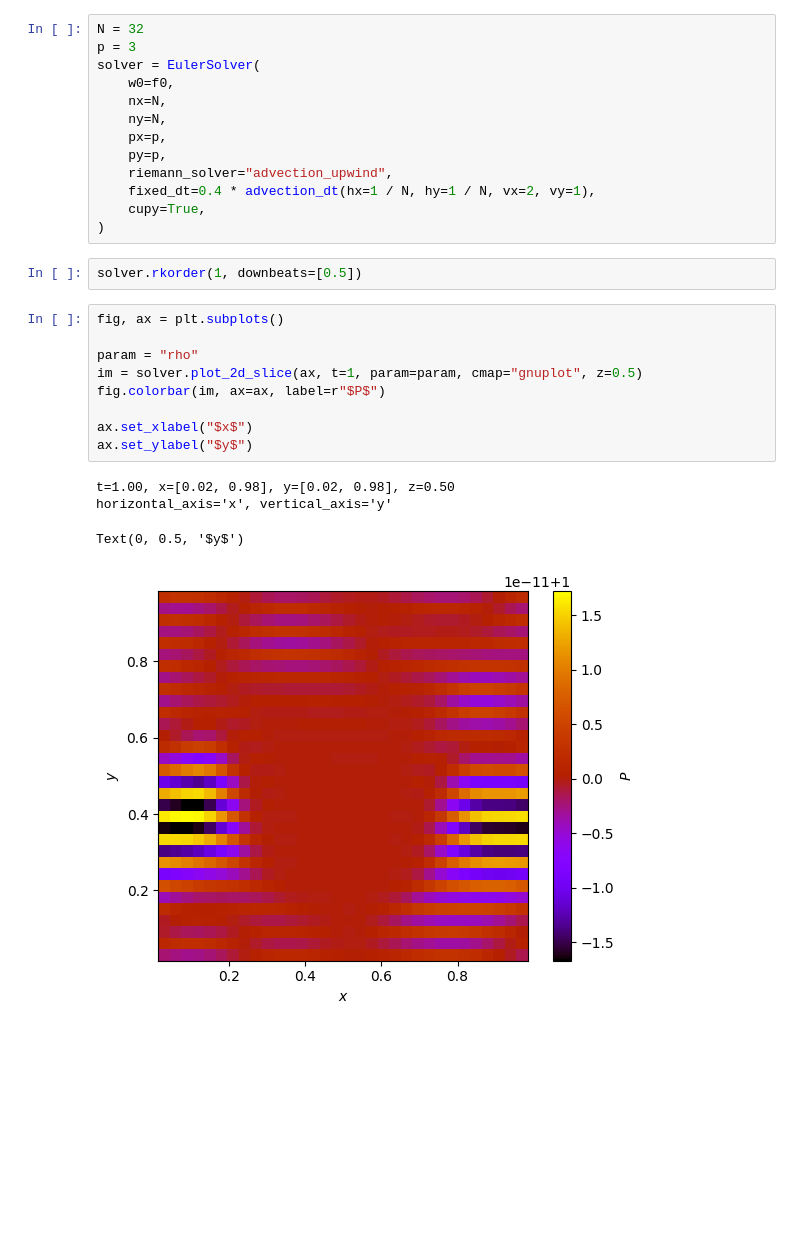
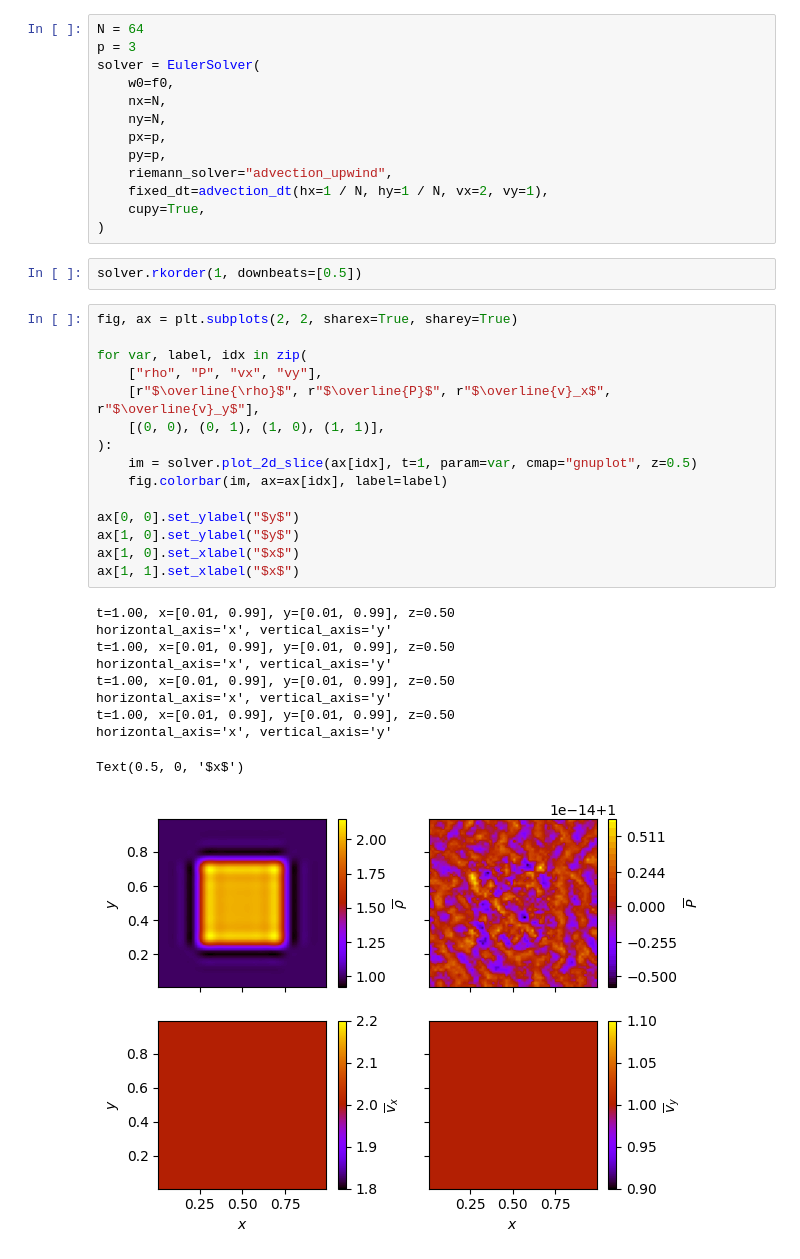
Before and after one commit to jpalafou/FVHOE, a Jupyter notebook: examples/advection_2d.ipynb, the cells around one changed output. Cells and saved outputs as stored; diff of their text form; blank space fills up the shorter version.

```diff
--- a/examples/advection_2d.ipynb
+++ b/examples/advection_2d.ipynb
@@ -10,7 +8,7 @@ WARNING: CuPy is not available. Falling back to NumPy.
 def f0(x, y, z):
     return square(x, y, z, dims="xy", vx=2, vy=1)
 # %%
-N = 32
+N = 64
 p = 3
 solver = EulerSolver(
     w0=f0,
@@ -19,25 +17,37 @@ solver = EulerSolver(
     px=p,
     py=p,
     riemann_solver="advection_upwind",
-    fixed_dt=0.4 * advection_dt(hx=1 / N, hy=1 / N, vx=2, vy=1),
+    fixed_dt=advection_dt(hx=1 / N, hy=1 / N, vx=2, vy=1),
     cupy=True,
 )
 # %%
 solver.rkorder(1, downbeats=[0.5])
 # %%
-fig, ax = plt.subplots()
+fig, ax = plt.subplots(2, 2, sharex=True, sharey=True)
 
-param = "rho"
-im = solver.plot_2d_slice(ax, t=1, param=param, cmap="gnuplot", z=0.5)
-fig.colorbar(im, ax=ax, label=r"$P$")
+for var, label, idx in zip(
+    ["rho", "P", "vx", "vy"],
+    [r"$\overline{\rho}$", r"$\overline{P}$", r"$\overline{v}_x$", r"$\overline{v}_y$"],
+    [(0, 0), (0, 1), (1, 0), (1, 1)],
+):
+    im = solver.plot_2d_slice(ax[idx], t=1, param=var, cmap="gnuplot", z=0.5)
+    fig.colorbar(im, ax=ax[idx], label=label)
 
-ax.set_xlabel("$x$")
-ax.set_ylabel("$y$")
+ax[0, 0].set_ylabel("$y$")
+ax[1, 0].set_ylabel("$y$")
+ax[1, 0].set_xlabel("$x$")
+ax[1, 1].set_xlabel("$x$")
 # %% [output]
-t=1.00, x=[0.02, 0.98], y=[0.02, 0.98], z=0.50
+t=1.00, x=[0.01, 0.99], y=[0.01, 0.99], z=0.50
 horizontal_axis='x', vertical_axis='y'
+t=1.00, x=[0.01, 0.99], y=[0.01, 0.99], z=0.50
+horizontal_axis='x', vertical_axis='y'
+t=1.00, x=[0.01, 0.99], y=[0.01, 0.99], z=0.50
+horizontal_axis='x', vertical_axis='y'
+t=1.00, x=[0.01, 0.99], y=[0.01, 0.99], z=0.50
+horizontal_axis='x', vertical_axis='y'
-Text(0, 0.5, '$y$')
+Text(0.5, 0, '$x$')
-[figure, old version]
+[figure, new version]
 # %%
 for n in [0, -1]:
     m_tot = np.sum(solver.snapshots[0]["fv"].rho[:, 0, 0]) * (
```
Also changed, not shown: parts of 2 cells of this notebook, 10 other files.
